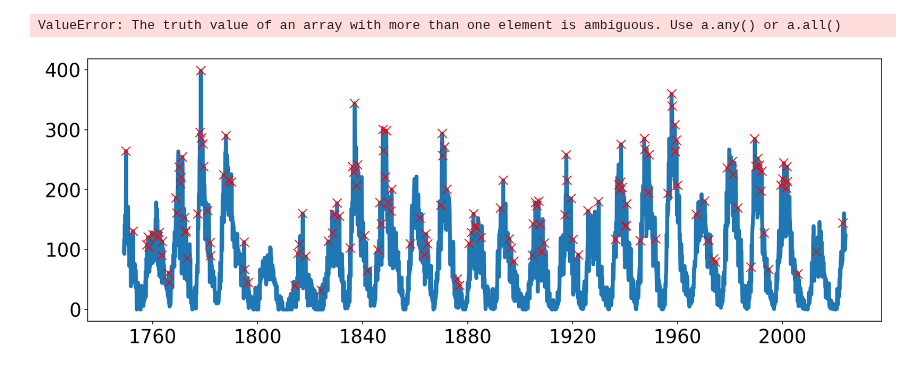
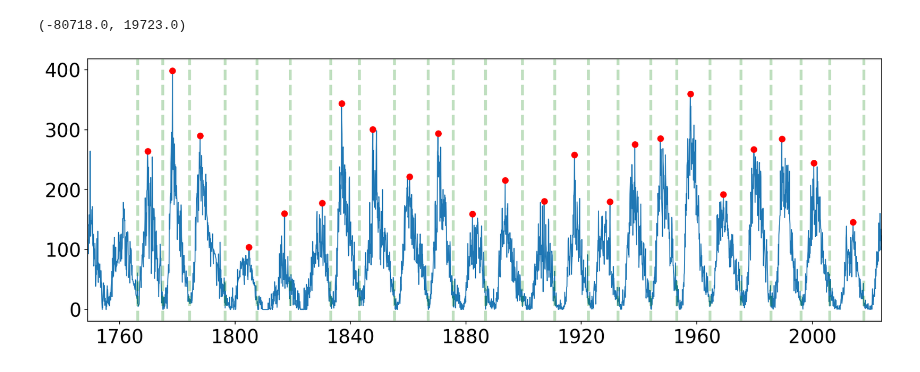
Before and after one commit to levetation/spaceweather, a Jupyter notebook: anova.ipynb, the cells around one changed output. Saved outputs shown, nothing was run; the diff lists cells and outputs as text; code cells hidden in the pictures.

Commit message:
peaks & troughs

```diff
--- a/anova.ipynb
+++ b/anova.ipynb
@@ -9,5 +9,7 @@ data = pd.read_csv("observed-solar-cycle-indices.csv")
 dt = data.rename(columns={'time-tag': 'date'})
 dt['date'] = pd.to_datetime(dt['date'], format='%Y-%m')
 dt = dt.set_index('date')
+dt['year'] = dt.index.year
+dt = dt[['ssn', 'year']]
 dt.head()
 # %% [output]
@@ -64,16 +45,32 @@ Name: ssn, Length: 67, dtype: float64
+# %%
+trough_years = dt[(dt['troughs']!='None')]['year'].index
+
+periods = {}
+for period in range(len(trough_years)):
+    if period < max(range(len(trough_years))):
+        cycle = dt[(dt.index >= trough_years[period]) & (dt.index <= trough_years[period+1])]
+        periods[period] = cycle
+
+peak_ssn = []
+peak_years = []
+
+for key in periods.keys():
+    df = periods[key]
+    maxSSN = df['ssn'].max()
+    peak_ssn.append(maxSSN)
+
+    maxYear = df[df['ssn'] == maxSSN].index[0]
+    peak_years.append(maxYear)
 # %%
 x_width, y_width = 15, 5
 fig, ax = plt.subplots(1, 1, figsize=(x_width, y_width), dpi=150)
-ax.plot(ssn)
-ax.plot(
-     peakYears
-    ,peakSSN
-    ,marker = 'x'
-    ,markersize=10
-    ,linewidth=0
-    ,color='red'
-)
-ax.axvline(ss, ymin=0, ymax=400)
+ax.plot(dt['ssn'], '-', linewidth=1)
+ax.plot(peak_years, peak_ssn, marker='o', linewidth=0, color='red')
+
+for trough_date in trough_points.index:
+    ax.axvline(x=trough_date, color='green', linestyle='--', linewidth=3, alpha=0.25)
+
+plt.xlim(dt['ssn'].index.min(), dt['ssn'].index.max())
 # %% [output]
-ValueError: The truth value of an array with more than one element is ambiguous. Use a.any() or a.all()
+(-80718.0, 19723.0)
-[figure, old version]
+[figure, new version]
```
Also changed, not shown: parts of 5 cells of this notebook.
